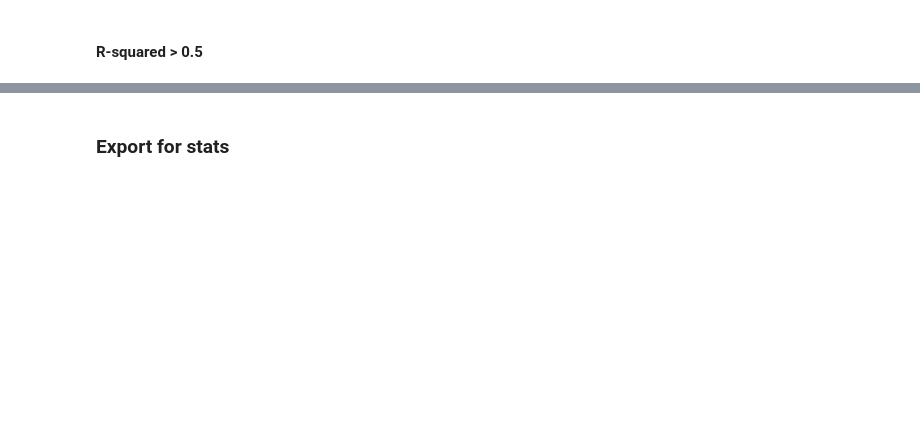
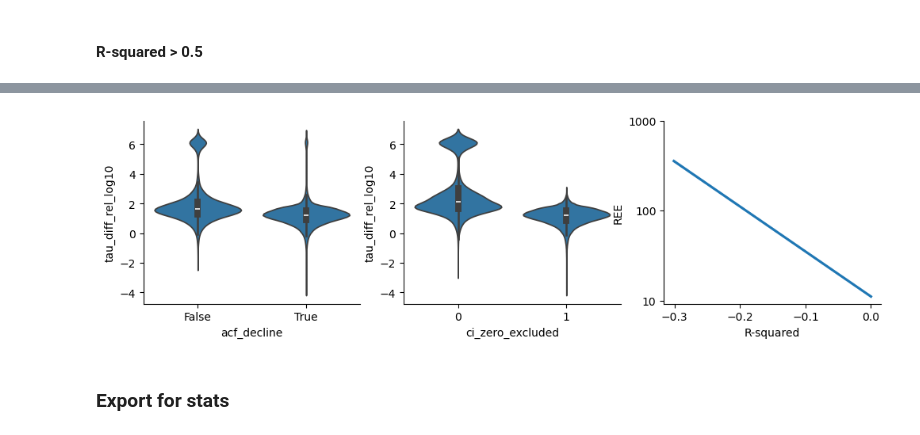
Before and after one commit to iinnpp/isttc, a Jupyter notebook: notebooks/synthetic/plot_taus_parametric_inclusion.ipynb, the cells around one changed output, grey strips where cells are left out. Saved outputs shown, nothing was run; the diff lists cells and outputs as text; code cells hidden in the pictures; blank space fills up the shorter version.

```diff
--- a/notebooks/synthetic/plot_taus_parametric_inclusion.ipynb
+++ b/notebooks/synthetic/plot_taus_parametric_inclusion.ipynb
@@ -975,3 +880,25 @@ axes[0].legend(frameon=False)
+# %%
+included_df_no_zeros = included_df.query('fit_r_squared > 0.5').copy()
+included_df_no_zeros['fit_r_squared_log10'] = np.log10(included_df_no_zeros['fit_r_squared'])
+
+fig, axes = plt.subplots(1,3, figsize=(12, 3))
+
+sns.violinplot(y='tau_diff_rel_log10', x='acf_decline',  data=included_df_no_zeros , cut=0, density_norm='width', ax=axes[0])
+sns.violinplot(y='tau_diff_rel_log10', x='ci_zero_excluded',  data=included_df_no_zeros , cut=0, density_norm='width', ax=axes[1])
+
+sns.regplot(y=included_df_no_zeros['tau_diff_rel_log10'].values, x=included_df_no_zeros['fit_r_squared_log10'].values, scatter=None, ax=axes[2])
+axes[2].set_yticks([1, 2, 3])
+axes[2].set_yticklabels([10, 100, 1000])
+axes[2].set_ylabel('REE')
+axes[2].set_xlabel('R-squared')
+
+sns.despine()
+
+# if save_fig:
+#     plt.savefig(fig_folder + 'ree_vs_3params_r2_above0.png' , bbox_inches='tight', dpi=300)
+#     plt.savefig(fig_folder + 'ree_vs_3params_r2_above0.svg' , bbox_inches='tight')
+# %% [output]
+[figure, added]
 # %% [markdown]
 ### Export for stats
 # %%
```
Also changed, not shown: parts of 30 cells of this notebook, 2 other files.
